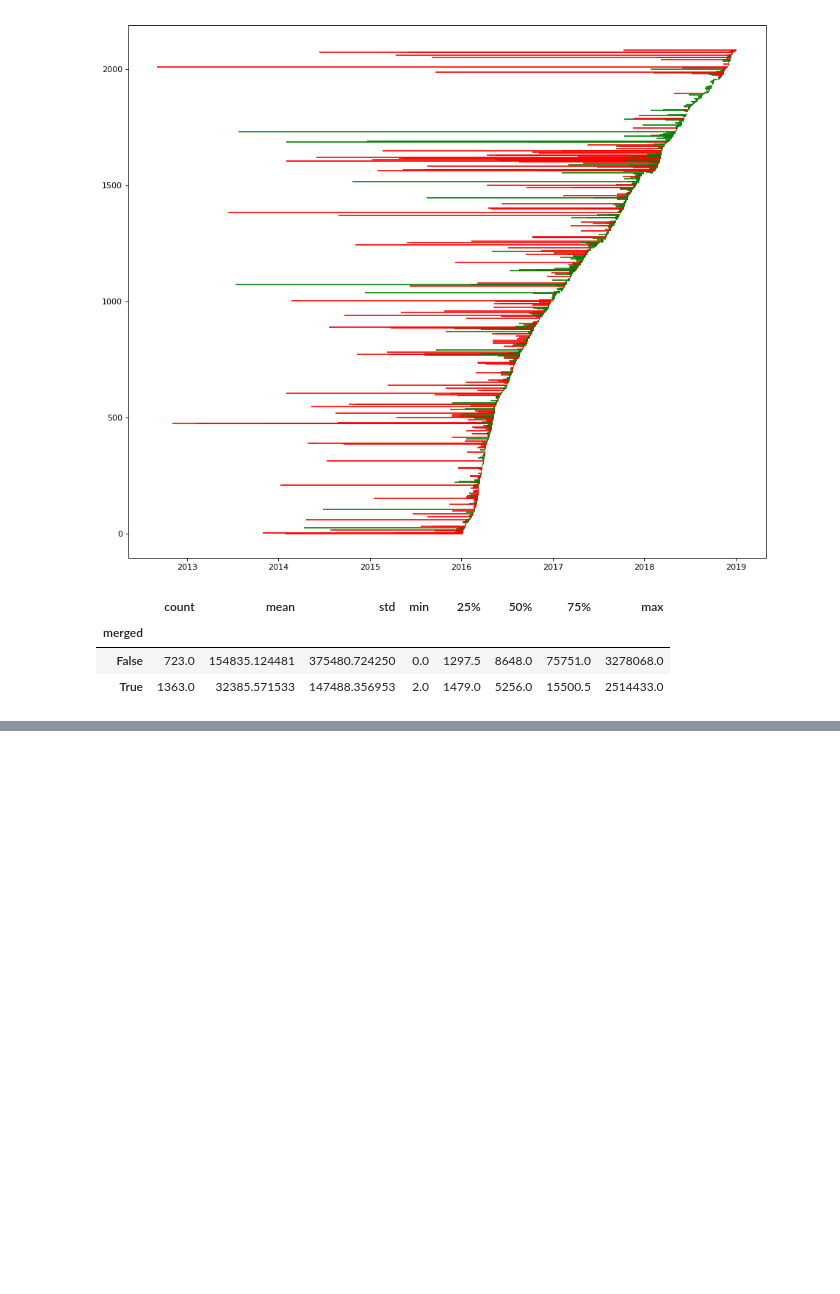
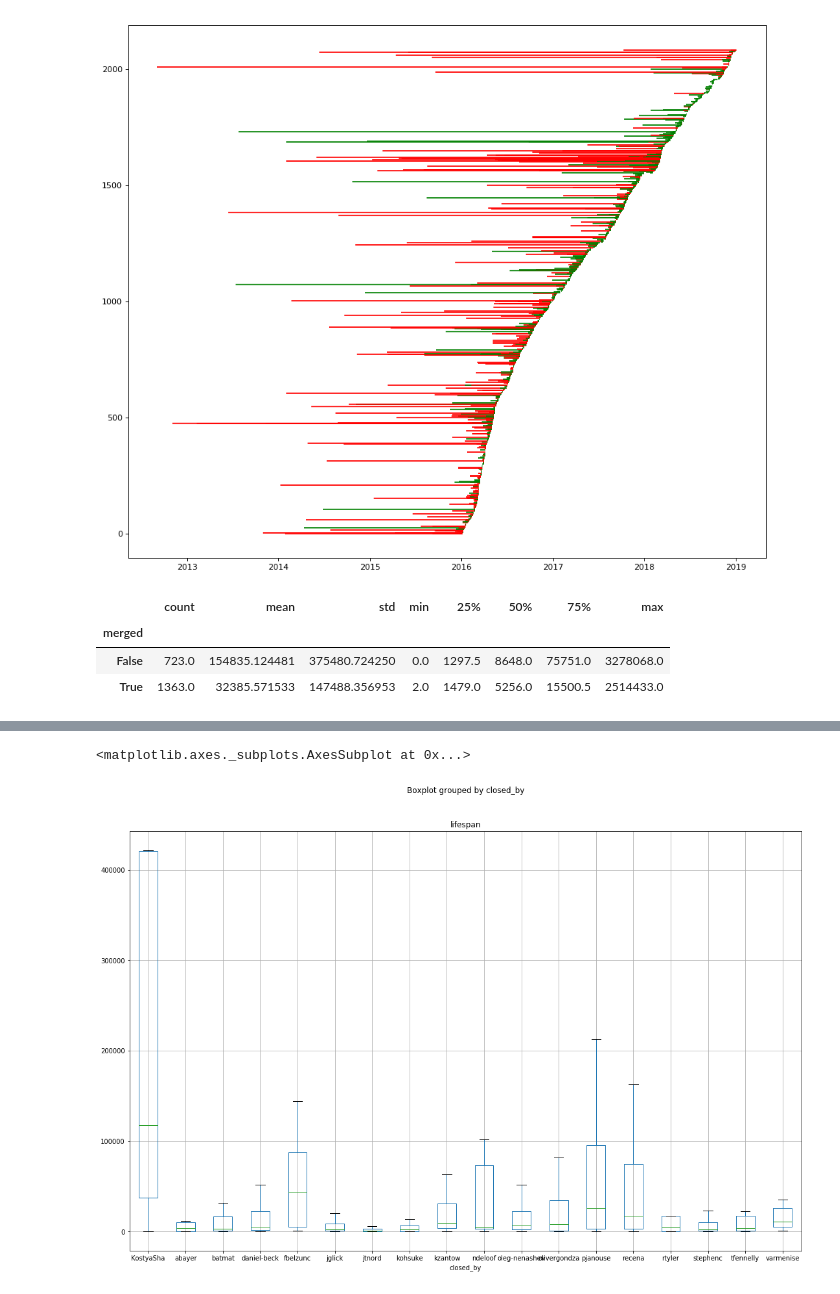
Before and after one commit to castor-software/oss-graph-metrics, a Jupyter notebook: data_analysis/notebook/pr_lifespan.ipynb, the cells around one changed output, grey strips where cells are left out. Cells and saved outputs as stored; diff of their text form; code cells hidden in the pictures; blank space fills up the shorter version.

Commit message:
PR : add closed_by and created_by

```diff
--- a/data_analysis/notebook/pr_lifespan.ipynb
+++ b/data_analysis/notebook/pr_lifespan.ipynb
@@ -83,0 +84,4 @@ pr_jenkins.boxplot(column='lifespan', by='merged', showfliers=False)
+# %%
+closed_by_count = pr_jenkins.closed_by.value_counts()
+top_pr_closer = closed_by_count[closed_by_count > 10].index
+only_top_pr_closer = pr_jenkins[pr_jenkins['closed_by'].isin(top_pr_closer)]
@@ -83,0 +109,5 @@ pr_jenkins.boxplot(column='lifespan', by='merged', showfliers=False)
+# %%
+only_top_pr_closer.boxplot(column='lifespan', by='closed_by', showfliers=False, figsize=(18, 12))
+# %% [output]
+<matplotlib.axes._subplots.AxesSubplot at 0x...>
+[figure, added]
```
Also changed, not shown: parts of 4 cells of this notebook, 2 other files.
